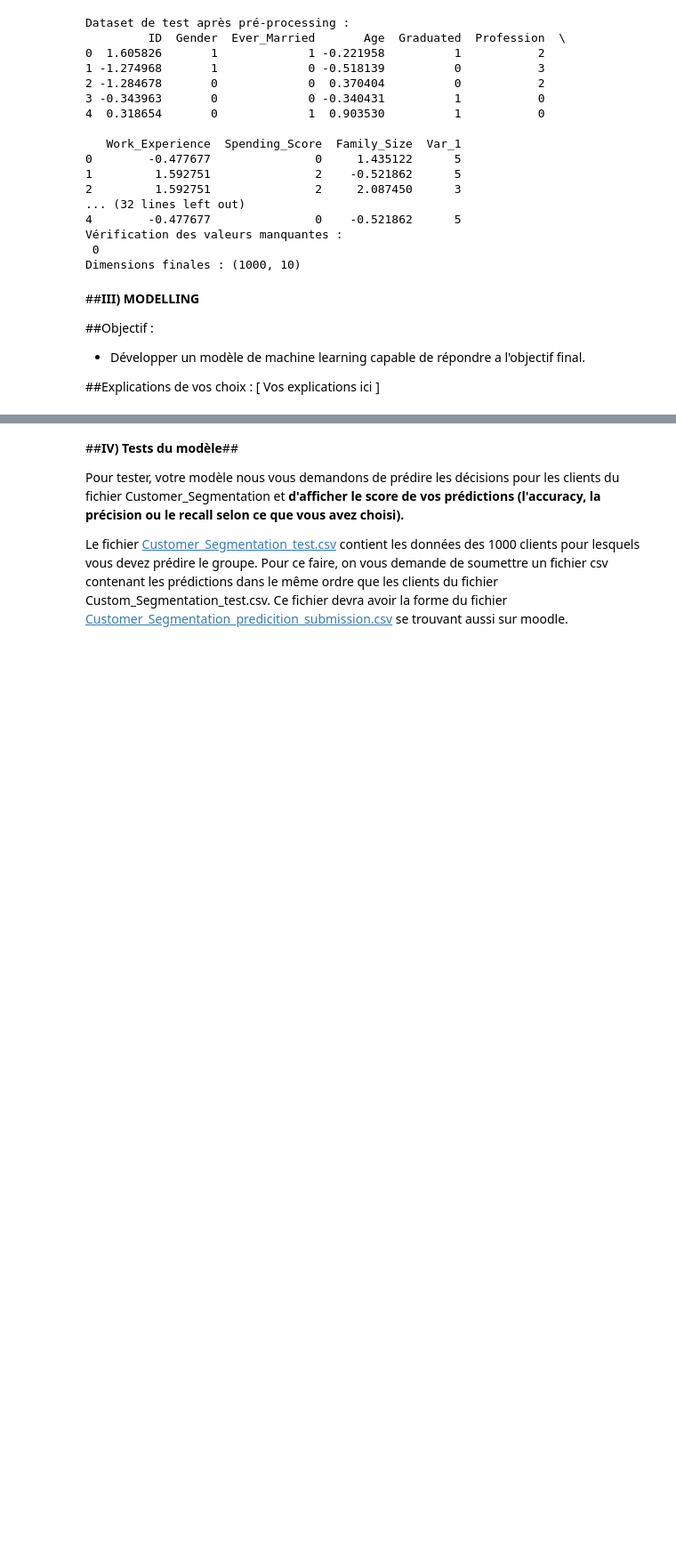
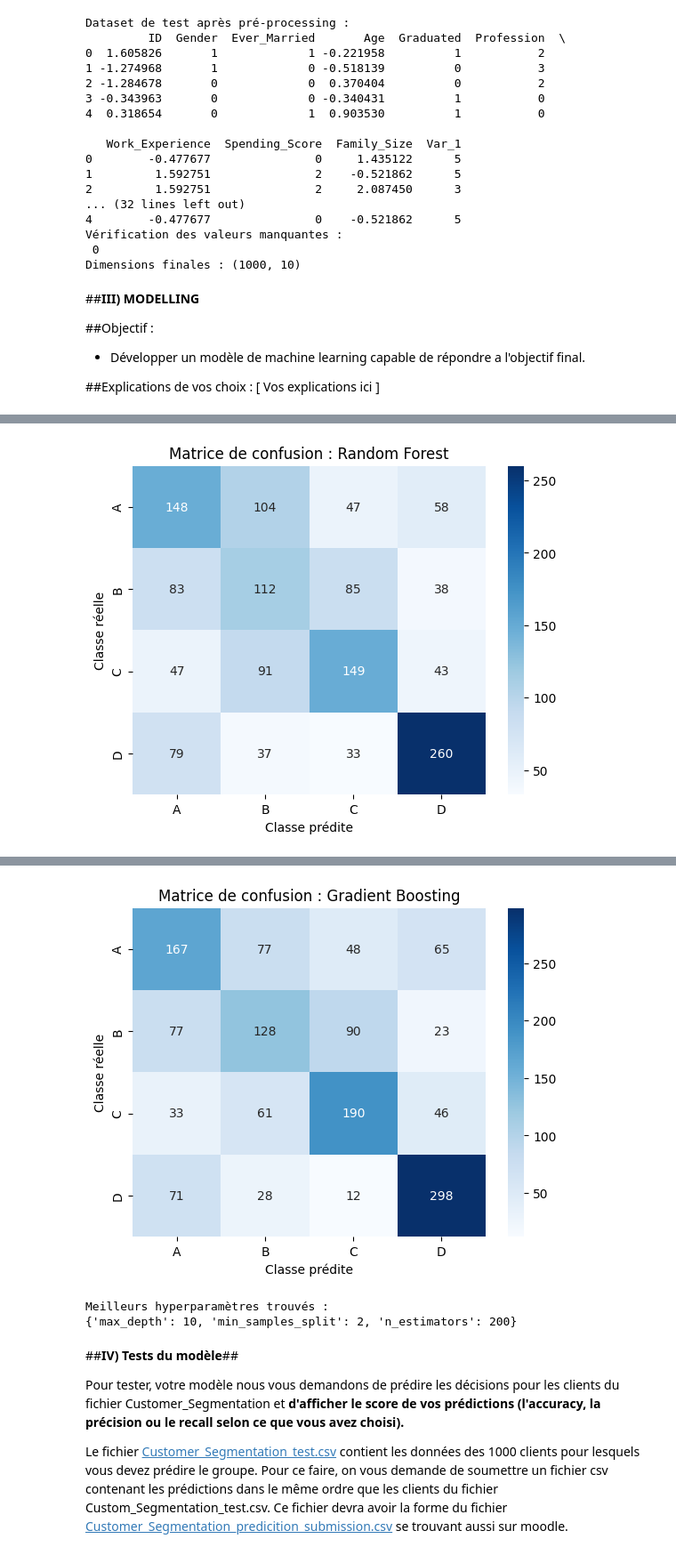
Before and after one commit to emilienDieryck/Projet-IA, a Jupyter notebook: BIN3100_Projet_Data_Science.ipynb, the cells around one changed output, grey strips where cells are left out. Shown at 89% size. Drawn from its saved outputs; the diff is of its cells as text; code cells hidden in the pictures; blank space fills up the shorter version.

Commit message:
Modélisation et Test du modèle

```diff
--- a/BIN3100_Projet_Data_Science.ipynb
+++ b/BIN3100_Projet_Data_Science.ipynb
@@ -521,0 +520,68 @@ Dimensions finales : (1000, 10)
+# %%
+# Import des bibliothèques nécessaires
+import pandas as pd
+from sklearn.model_selection import train_test_split, GridSearchCV, cross_val_score
+from sklearn.ensemble import RandomForestClassifier, GradientBoostingClassifier
+from sklearn.metrics import classification_report, confusion_matrix, accuracy_score
+import seaborn as sns
+import matplotlib.pyplot as plt
+
+# Initialiser et entraîner les modèles avec validation croisée
+models = {
+    'Random Forest': RandomForestClassifier(random_state=42),
+    'Gradient Boosting': GradientBoostingClassifier(random_state=42)
+}
+
+performance = {}
+
+for model_name, model in models.items():
+    print(f"Entraînement du modèle : {model_name}")
+
+    # Validation croisée avec 5 folds
+    scores = cross_val_score(model, X_train, y_train, cv=5, scoring='accuracy')
+    print(f"Scores de validation croisée : {scores}")
+    print(f"Accuracy moyenne : {scores.mean():.4f}")
+
+    # Entraînement du modèle sur toutes les données d'entraînement
+    model.fit(X_train, y_train)
+
+    # Prédictions sur les données de test
+    y_pred = model.predict(X_test)
+
+    # Évaluer le modèle
+    acc = accuracy_score(y_test, y_pred)
+    print(f"Accuracy pour {model_name} : {acc:.4f}")
+    print("Rapport de classification :")
+    print(classification_report(y_test, y_pred))
+
+    # Matrice de confusion
+    cm = confusion_matrix(y_test, y_pred)
+    sns.heatmap(cm, annot=True, fmt='d', cmap='Blues', xticklabels=model.classes_, yticklabels=model.classes_)
+    plt.title(f'Matrice de confusion : {model_name}')
+    plt.ylabel('Classe réelle')
+    plt.xlabel('Classe prédite')
+    plt.show()
+
+    # Stocker l'accuracy dans le dictionnaire
+    performance[model_name] = acc
+
+# Optimisation des hyperparamètres avec GridSearchCV (exemple avec Random Forest)
+param_grid = {
+    'n_estimators': [50, 100, 200],
+    'max_depth': [10, 20, None],
+    'min_samples_split': [2, 5, 10]
+}
+
+# Initialisation de GridSearchCV
+grid_search = GridSearchCV(RandomForestClassifier(random_state=42), param_grid, cv=5, scoring='accuracy')
+
+# Ajuster GridSearchCV aux données d'entraînement
+grid_search.fit(X_train, y_train)
+
+# Afficher les meilleurs hyperparamètres trouvés
+print("Meilleurs hyperparamètres trouvés :")
+print(grid_search.best_params_)
+
+# Obtenir le meilleur modèle
+best_model = grid_search.best_estimator_
+# %% [output]
@@ -521,0 +603 @@ Dimensions finales : (1000, 10)
+[figure, added]
@@ -522,3 +619,6 @@ Dimensions finales : (1000, 10)
+[figure, added]
+Meilleurs hyperparamètres trouvés :
+{'max_depth': 10, 'min_samples_split': 2, 'n_estimators': 200}
 # %% [markdown]
 ##**IV) Tests du modèle**##
 
```
Also changed, not shown: parts of 5 cells of this notebook.
